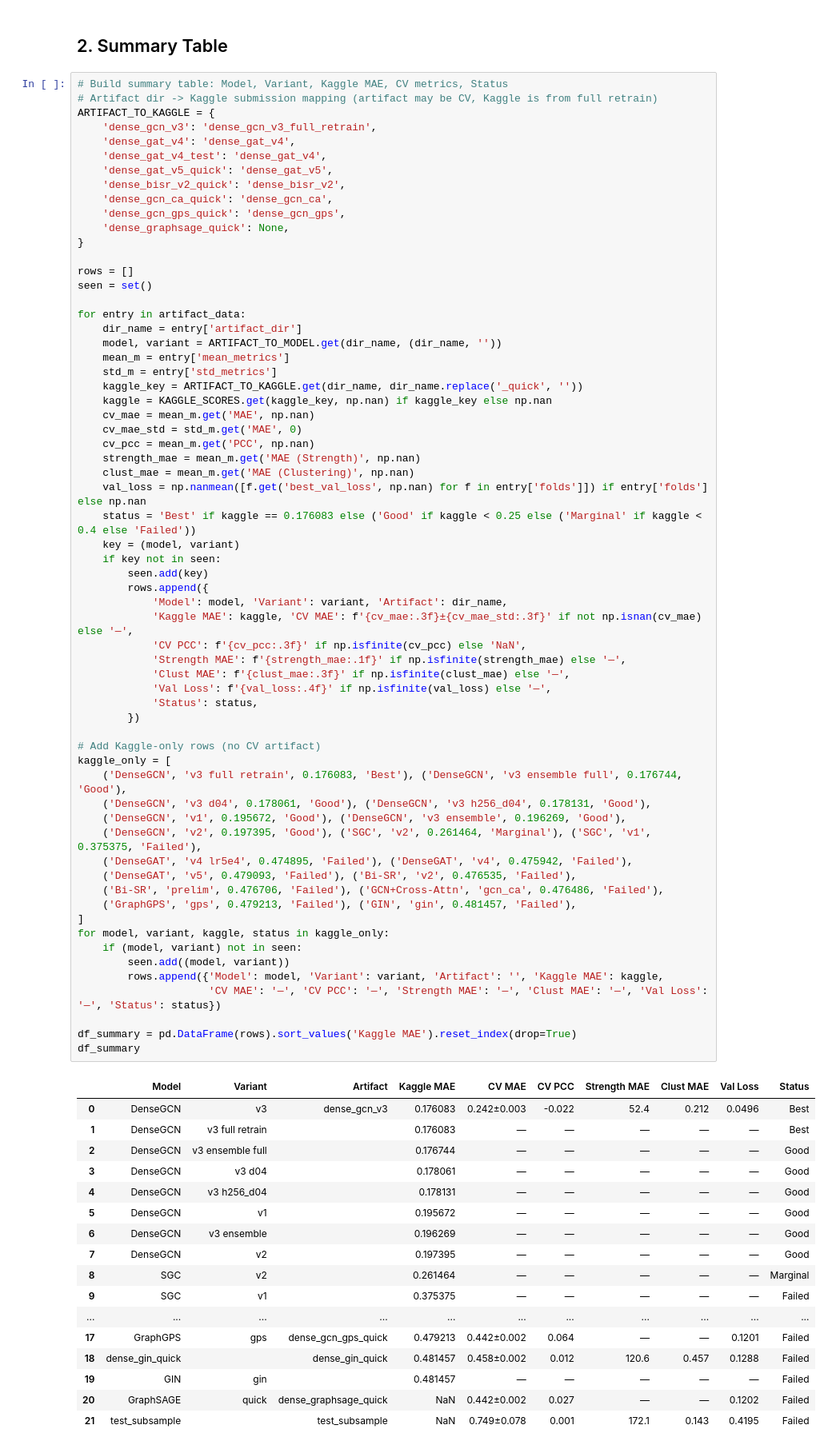
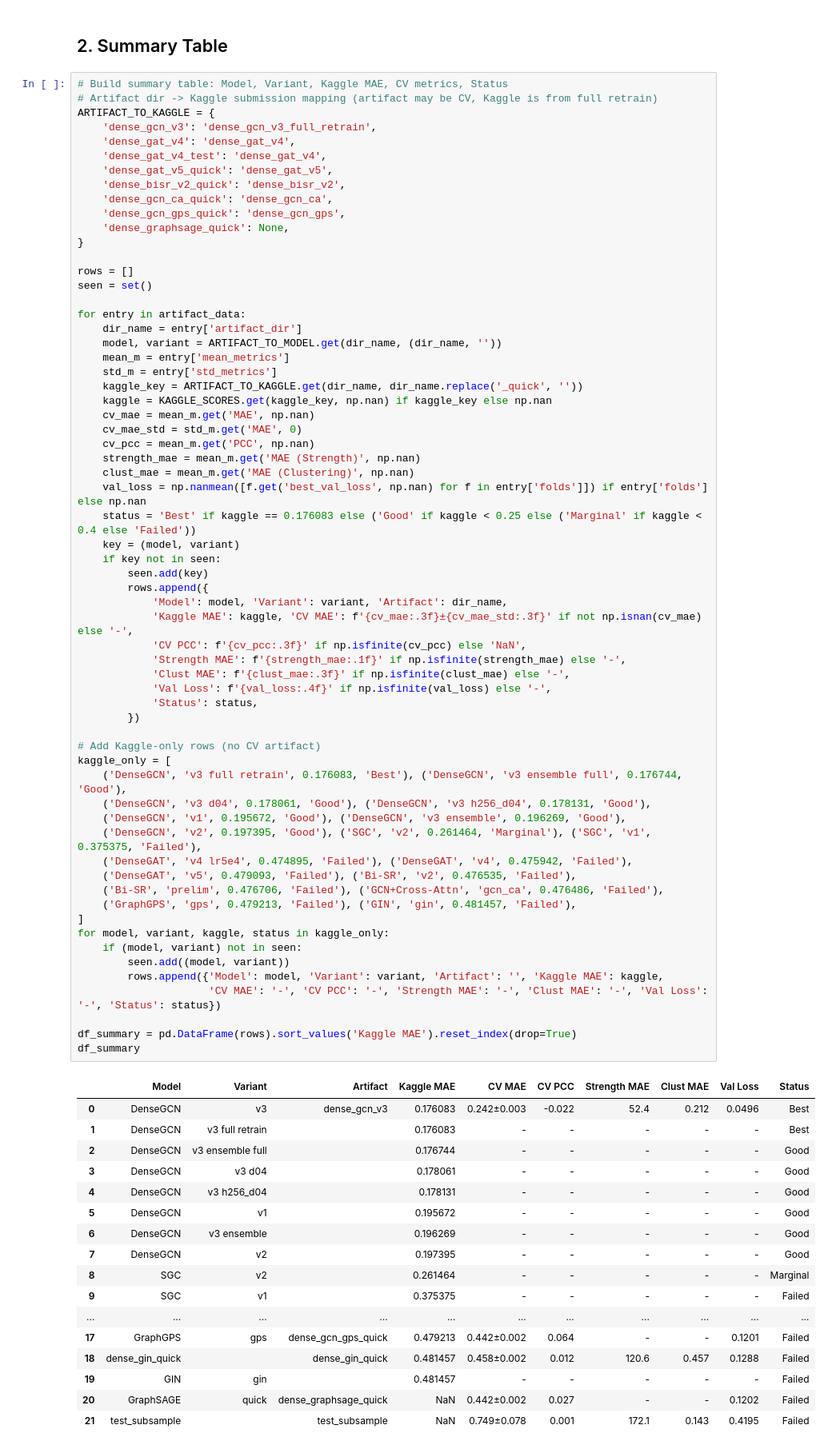
Before and after one commit to SowrCrem/neurores-gnn, a Jupyter notebook: notebooks/model_architecture_analysis.ipynb, the cells around one changed output. Shown at 80% size. Saved outputs shown, nothing was run; the diff lists cells and outputs as text.

```diff
--- a/notebooks/model_architecture_analysis.ipynb
+++ b/notebooks/model_architecture_analysis.ipynb
@@ -121,52 +121,52 @@ for entry in artifact_data:
     key = (model, variant)
     if key not in seen:
         seen.add(key)
         rows.append({
             'Model': model, 'Variant': variant, 'Artifact': dir_name,
-            'Kaggle MAE': kaggle, 'CV MAE': f'{cv_mae:.3f}±{cv_mae_std:.3f}' if not np.isnan(cv_mae) else '—',
+            'Kaggle MAE': kaggle, 'CV MAE': f'{cv_mae:.3f}±{cv_mae_std:.3f}' if not np.isnan(cv_mae) else '-',
             'CV PCC': f'{cv_pcc:.3f}' if np.isfinite(cv_pcc) else 'NaN',
-            'Strength MAE': f'{strength_mae:.1f}' if np.isfinite(strength_mae) else '—',
-            'Clust MAE': f'{clust_mae:.3f}' if np.isfinite(clust_mae) else '—',
-            'Val Loss': f'{val_loss:.4f}' if np.isfinite(val_loss) else '—',
+            'Strength MAE': f'{strength_mae:.1f}' if np.isfinite(strength_mae) else '-',
+            'Clust MAE': f'{clust_mae:.3f}' if np.isfinite(clust_mae) else '-',
+            'Val Loss': f'{val_loss:.4f}' if np.isfinite(val_loss) else '-',
             'Status': status,
         })
 
 # Add Kaggle-only rows (no CV artifact)
 kaggle_only = [
     ('DenseGCN', 'v3 full retrain', 0.176083, 'Best'), ('DenseGCN', 'v3 ensemble full', 0.176744, 'Good'),
     ('DenseGCN', 'v3 d04', 0.178061, 'Good'), ('DenseGCN', 'v3 h256_d04', 0.178131, 'Good'),
     ('DenseGCN', 'v1', 0.195672, 'Good'), ('DenseGCN', 'v3 ensemble', 0.196269, 'Good'),
     ('DenseGCN', 'v2', 0.197395, 'Good'), ('SGC', 'v2', 0.261464, 'Marginal'), ('SGC', 'v1', 0.375375, 'Failed'),
     ('DenseGAT', 'v4 lr5e4', 0.474895, 'Failed'), ('DenseGAT', 'v4', 0.475942, 'Failed'),
     ('DenseGAT', 'v5', 0.479093, 'Failed'), ('Bi-SR', 'v2', 0.476535, 'Failed'),
     ('Bi-SR', 'prelim', 0.476706, 'Failed'), ('GCN+Cross-Attn', 'gcn_ca', 0.476486, 'Failed'),
     ('GraphGPS', 'gps', 0.479213, 'Failed'), ('GIN', 'gin', 0.481457, 'Failed'),
 ]
 for model, variant, kaggle, status in kaggle_only:
     if (model, variant) not in seen:
         seen.add((model, variant))
         rows.append({'Model': model, 'Variant': variant, 'Artifact': '', 'Kaggle MAE': kaggle,
-                     'CV MAE': '—', 'CV PCC': '—', 'Strength MAE': '—', 'Clust MAE': '—', 'Val Loss': '—', 'Status': status})
+                     'CV MAE': '-', 'CV PCC': '-', 'Strength MAE': '-', 'Clust MAE': '-', 'Val Loss': '-', 'Status': status})
 
 df_summary = pd.DataFrame(rows).sort_values('Kaggle MAE').reset_index(drop=True)
 df_summary
 # %% [output]
 |  | Model | Variant | Artifact | Kaggle MAE | CV MAE | CV PCC | Strength MAE | Clust MAE | Val Loss | Status |
 | 0 | DenseGCN | v3 | dense_gcn_v3 | 0.176083 | 0.242±0.003 | -0.022 | 52.4 | 0.212 | 0.0496 | Best |
-| 1 | DenseGCN | v3 full retrain |  | 0.176083 | — | — | — | — | — | Best |
-| 2 | DenseGCN | v3 ensemble full |  | 0.176744 | — | — | — | — | — | Good |
-| 3 | DenseGCN | v3 d04 |  | 0.178061 | — | — | — | — | — | Good |
-| 4 | DenseGCN | v3 h256_d04 |  | 0.178131 | — | — | — | — | — | Good |
-| 5 | DenseGCN | v1 |  | 0.195672 | — | — | — | — | — | Good |
-| 6 | DenseGCN | v3 ensemble |  | 0.196269 | — | — | — | — | — | Good |
-| 7 | DenseGCN | v2 |  | 0.197395 | — | — | — | — | — | Good |
-| 8 | SGC | v2 |  | 0.261464 | — | — | — | — | — | Marginal |
-| 9 | SGC | v1 |  | 0.375375 | — | — | — | — | — | Failed |
+| 1 | DenseGCN | v3 full retrain |  | 0.176083 | - | - | - | - | - | Best |
+| 2 | DenseGCN | v3 ensemble full |  | 0.176744 | - | - | - | - | - | Good |
+| 3 | DenseGCN | v3 d04 |  | 0.178061 | - | - | - | - | - | Good |
+| 4 | DenseGCN | v3 h256_d04 |  | 0.178131 | - | - | - | - | - | Good |
+| 5 | DenseGCN | v1 |  | 0.195672 | - | - | - | - | - | Good |
+| 6 | DenseGCN | v3 ensemble |  | 0.196269 | - | - | - | - | - | Good |
+| 7 | DenseGCN | v2 |  | 0.197395 | - | - | - | - | - | Good |
+| 8 | SGC | v2 |  | 0.261464 | - | - | - | - | - | Marginal |
+| 9 | SGC | v1 |  | 0.375375 | - | - | - | - | - | Failed |
 | ... | ... | ... | ... | ... | ... | ... | ... | ... | ... | ... |
-| 17 | GraphGPS | gps | dense_gcn_gps_quick | 0.479213 | 0.442±0.002 | 0.064 | — | — | 0.1201 | Failed |
+| 17 | GraphGPS | gps | dense_gcn_gps_quick | 0.479213 | 0.442±0.002 | 0.064 | - | - | 0.1201 | Failed |
 | 18 | dense_gin_quick |  | dense_gin_quick | 0.481457 | 0.458±0.002 | 0.012 | 120.6 | 0.457 | 0.1288 | Failed |
-| 19 | GIN | gin |  | 0.481457 | — | — | — | — | — | Failed |
-| 20 | GraphSAGE | quick | dense_graphsage_quick | NaN | 0.442±0.002 | 0.027 | — | — | 0.1202 | Failed |
+| 19 | GIN | gin |  | 0.481457 | - | - | - | - | - | Failed |
+| 20 | GraphSAGE | quick | dense_graphsage_quick | NaN | 0.442±0.002 | 0.027 | - | - | 0.1202 | Failed |
 | 21 | test_subsample |  | test_subsample | NaN | 0.749±0.078 | 0.001 | 172.1 | 0.143 | 0.4195 | Failed |
 # %% [markdown]
 ## 3. Per-Model Analysis
```
Also changed, not shown: parts of 1 cell of this notebook, 36 other files.
